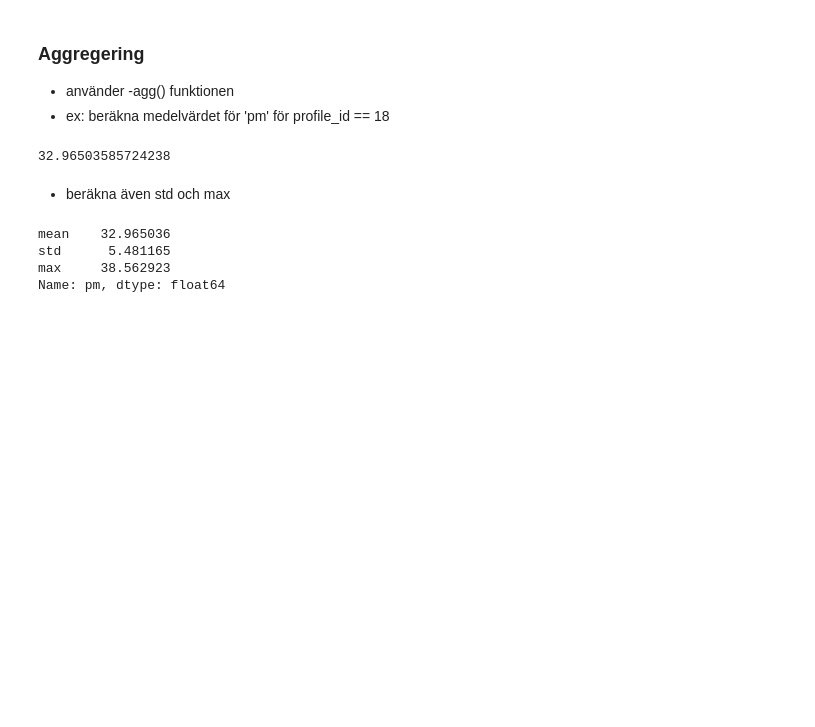
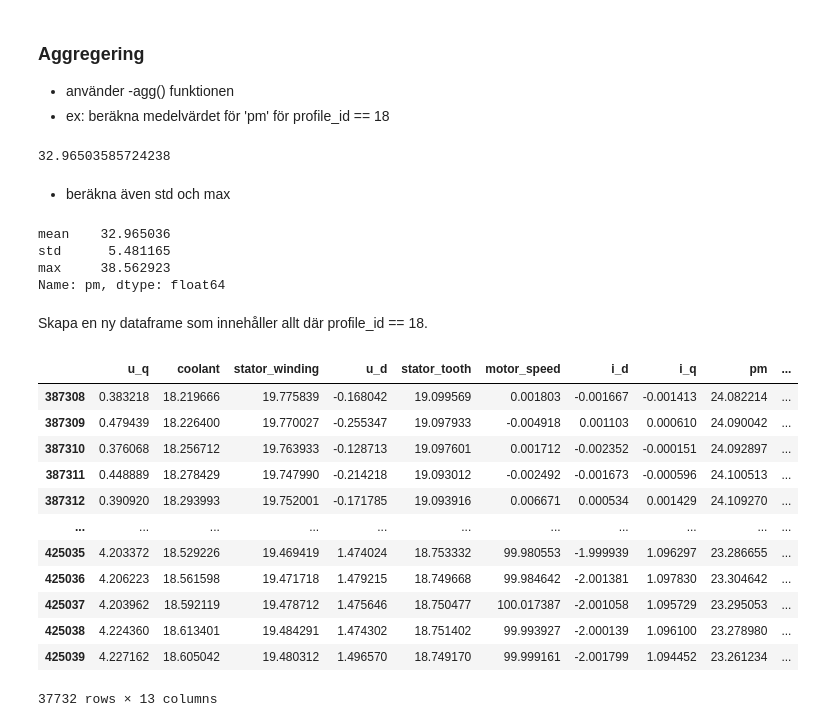
Before and after one commit to dancla240/Python-General-Learn, a Jupyter notebook: pandas_practice.ipynb, the cells around one changed output. Cells and saved outputs as stored; diff of their text form; code cells hidden in the pictures; blank space fills up the shorter version.

```diff
--- a/pandas_practice.ipynb
+++ b/pandas_practice.ipynb
@@ -201,3 +185,22 @@ mean    32.965036
 std      5.481165
 max     38.562923
 Name: pm, dtype: float64
+# %% [markdown]
+Skapa en ny dataframe som innehåller allt där profile_id == 18.
+# %%
+df_group_18 = df[df['profile_id'] == 18]
+display(df_group_18)
+# %% [output]
+|  | u_q | coolant | stator_winding | u_d | stator_tooth | motor_speed | i_d | i_q | pm | ... |
+| 387308 | 0.383218 | 18.219666 | 19.775839 | -0.168042 | 19.099569 | 0.001803 | -0.001667 | -0.001413 | 24.082214 | ... |
+| 387309 | 0.479439 | 18.226400 | 19.770027 | -0.255347 | 19.097933 | -0.004918 | 0.001103 | 0.000610 | 24.090042 | ... |
+| 387310 | 0.376068 | 18.256712 | 19.763933 | -0.128713 | 19.097601 | 0.001712 | -0.002352 | -0.000151 | 24.092897 | ... |
+| 387311 | 0.448889 | 18.278429 | 19.747990 | -0.214218 | 19.093012 | -0.002492 | -0.001673 | -0.000596 | 24.100513 | ... |
+| 387312 | 0.390920 | 18.293993 | 19.752001 | -0.171785 | 19.093916 | 0.006671 | 0.000534 | 0.001429 | 24.109270 | ... |
+| ... | ... | ... | ... | ... | ... | ... | ... | ... | ... | ... |
+| 425035 | 4.203372 | 18.529226 | 19.469419 | 1.474024 | 18.753332 | 99.980553 | -1.999939 | 1.096297 | 23.286655 | ... |
+| 425036 | 4.206223 | 18.561598 | 19.471718 | 1.479215 | 18.749668 | 99.984642 | -2.001381 | 1.097830 | 23.304642 | ... |
+| 425037 | 4.203962 | 18.592119 | 19.478712 | 1.475646 | 18.750477 | 100.017387 | -2.001058 | 1.095729 | 23.295053 | ... |
+| 425038 | 4.224360 | 18.613401 | 19.484291 | 1.474302 | 18.751402 | 99.993927 | -2.000139 | 1.096100 | 23.278980 | ... |
+| 425039 | 4.227162 | 18.605042 | 19.480312 | 1.496570 | 18.749170 | 99.999161 | -2.001799 | 1.094452 | 23.261234 | ... |
+37732 rows × 13 columns
```
Also changed, not shown: parts of 1 cell of this notebook.
